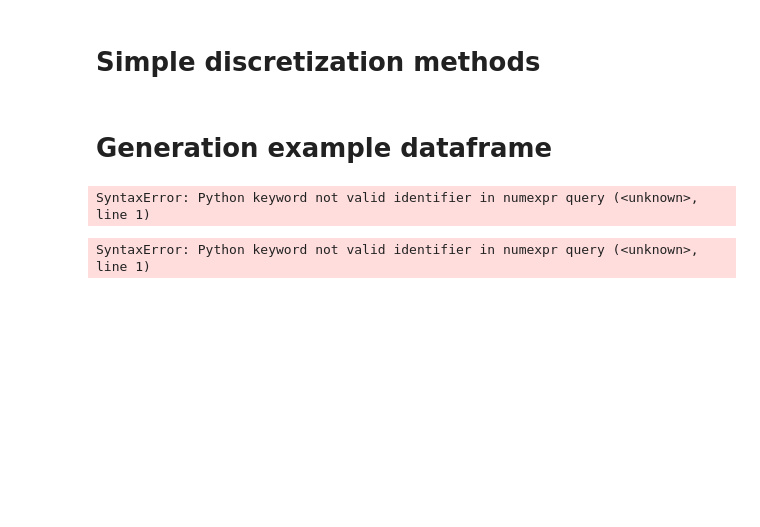
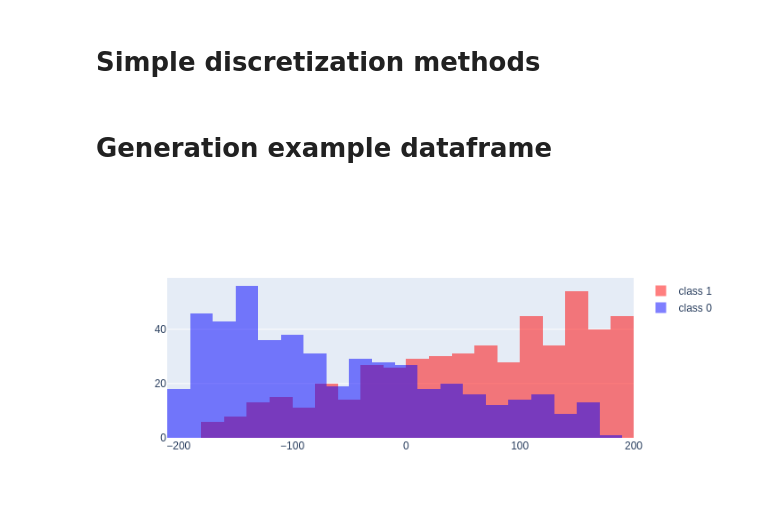
Before and after one commit to Dranikf/var_discretization_methods, a Jupyter notebook: simple_methods.ipynb, the cells around one changed output. Saved outputs shown, nothing was run; the diff lists cells and outputs as text; code cells hidden in the pictures; blank space fills up the shorter version.

Commit message:
data encoder ready

```diff
--- a/simple_methods.ipynb
+++ b/simple_methods.ipynb
@@ -22,34 +23,31 @@ example_data = pd.DataFrame(
     }
 )
 
+example_data['norm_var'] = (example_data["var"] - example_data['var'].min())/\
+                        (example_data["var"].max() - example_data["var"].min())
+
 example_data["class"] = list(map(
     lambda p: np.random.choice([0,1], p=[1-p, p]),
-    (example_data["var"] - example_data['var'].min())/\
-    (example_data["var"].max() - example_data["var"].min())
+    example_data['norm_var']
 ))
 # %%
 fig = go.Figure()
 
 colors = ["blue", 'red']
 
 for cl in example_data["class"].unique():
 
     fig.add_trace(
         go.Histogram(
-            x = example_data.query("class == '" + str(cl) + "'")["var"],
+            x = example_data.query("`class` == " + str(cl))["var"],
             marker_color = colors[cl],
-            opacity = 0.75
+            opacity = 0.5,
+            name = "class " + str(cl)
         )
     )
 
-#fig.update_layout(barmode='overlay')
-fig.update_traces(opacity=0.75)
+fig.update_layout(barmode='overlay')
 
 fig.show()
-#px.histogram(example_data, x = "var", color = 'class', nbins = 40)
 # %% [output]
-SyntaxError: Python keyword not valid identifier in numexpr query (<unknown>, line 1)
+[figure, added]
-# %%
-example_data.query('class == 1')
-# %% [output]
-SyntaxError: Python keyword not valid identifier in numexpr query (<unknown>, line 1)
```
Also changed, not shown: parts of 7 cells of this notebook, 1 other file.
